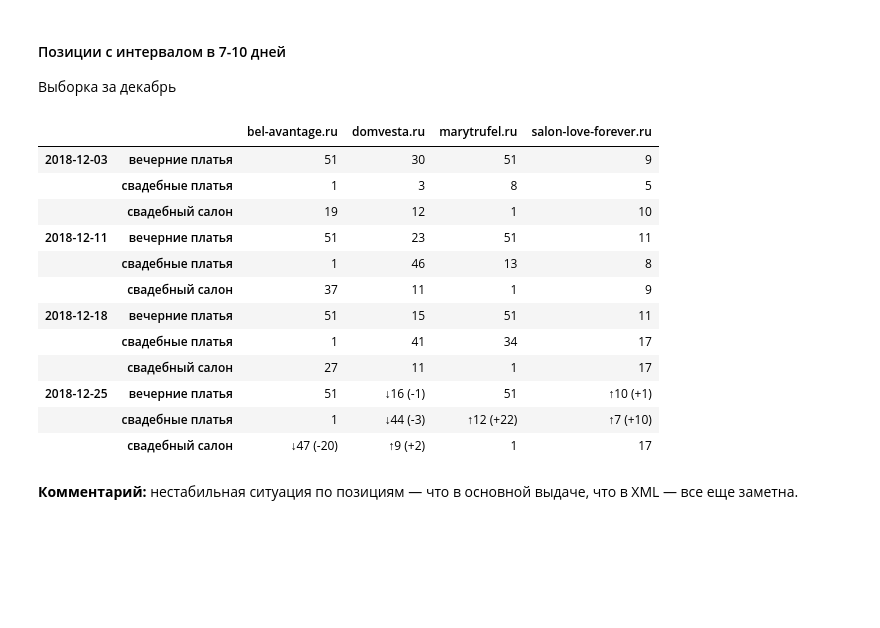
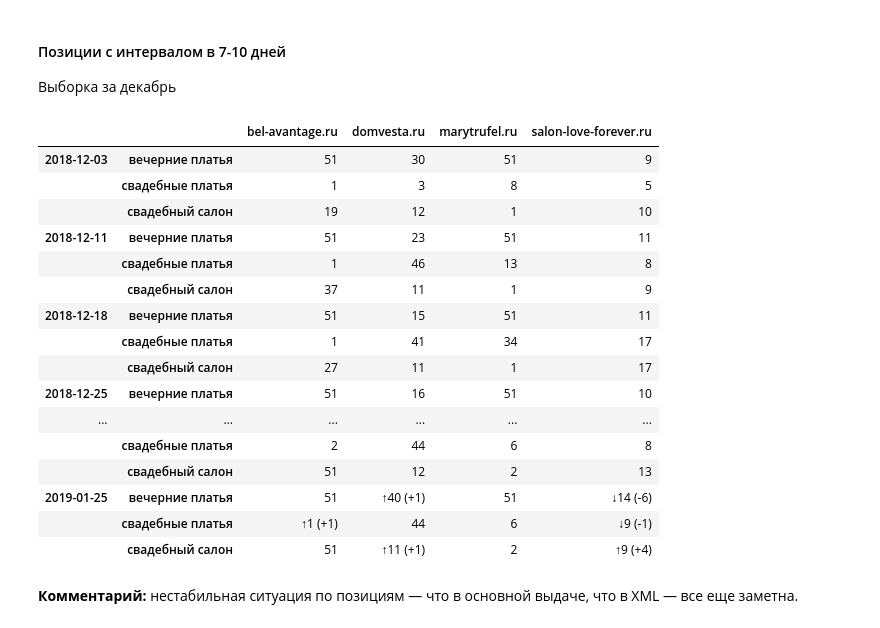
Before and after one commit to salon-love-forever/reports, a Jupyter notebook: salon-love-forever.ru.ipynb, the cells around one changed output. Cells and saved outputs as stored; diff of their text form; code cells hidden in the pictures; blank space fills up the shorter version.

```diff
--- a/salon-love-forever.ru.ipynb
+++ b/salon-love-forever.ru.ipynb
@@ -210,23 +207,27 @@ cols_m = positions['msk'].columns.tolist()
 indx_m = cols_m.index('salon-love-forever.ru')
 cols_m.append(cols_m.pop(indx_m))
 # %%
-# positions['msk'] = positions['msk'].fillna(51).applymap(lambda x: int(x))
-slc = (slice('2018-12','2018-12'), All), All
+#positions['msk'] = positions['msk'].fillna(51).applymap(lambda x: int(x))
+slc = (slice('2018-12','2019-01'), All), All
 change_positions(positions['msk'][cols_m].loc[slc]) # .loc[['201707', '201711'], :]
 # %% [output]
 |  |  | bel-avantage.ru | domvesta.ru | marytrufel.ru | salon-love-forever.ru |
 | 2018-12-03 | вечерние платья | 51 | 30 | 51 | 9 |
 |  | свадебные платья | 1 | 3 | 8 | 5 |
 |  | свадебный салон | 19 | 12 | 1 | 10 |
 | 2018-12-11 | вечерние платья | 51 | 23 | 51 | 11 |
 |  | свадебные платья | 1 | 46 | 13 | 8 |
 |  | свадебный салон | 37 | 11 | 1 | 9 |
 | 2018-12-18 | вечерние платья | 51 | 15 | 51 | 11 |
 |  | свадебные платья | 1 | 41 | 34 | 17 |
 |  | свадебный салон | 27 | 11 | 1 | 17 |
-| 2018-12-25 | вечерние платья | 51 | ↓16 (-1) | 51 | ↑10 (+1) |
-|  | свадебные платья | 1 | ↓44 (-3) | ↑12 (+22) | ↑7 (+10) |
-|  | свадебный салон | ↓47 (-20) | ↑9 (+2) | 1 | 17 |
+| 2018-12-25 | вечерние платья | 51 | 16 | 51 | 10 |
+| ... | ... | ... | ... | ... | ... |
+|  | свадебные платья | 2 | 44 | 6 | 8 |
+|  | свадебный салон | 51 | 12 | 2 | 13 |
+| 2019-01-25 | вечерние платья | 51 | ↑40 (+1) | 51 | ↓14 (-6) |
+|  | свадебные платья | ↑1 (+1) | 44 | 6 | ↓9 (-1) |
+|  | свадебный салон | 51 | ↑11 (+1) | 2 | ↑9 (+4) |
 # %% [markdown]
 **Комментарий:** нестабильная ситуация по позициям — что в основной выдаче, что в XML — все еще заметна.
 # %% [markdown]
```
Also changed, not shown: parts of 14 cells of this notebook.
